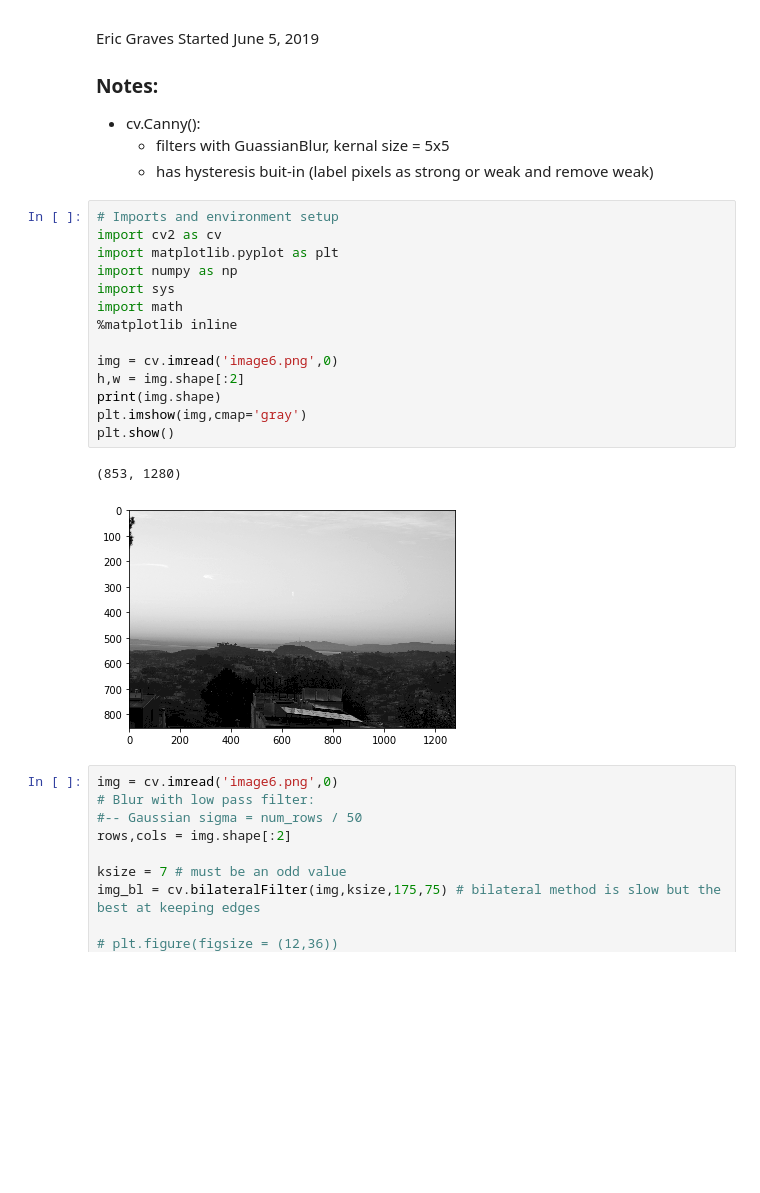
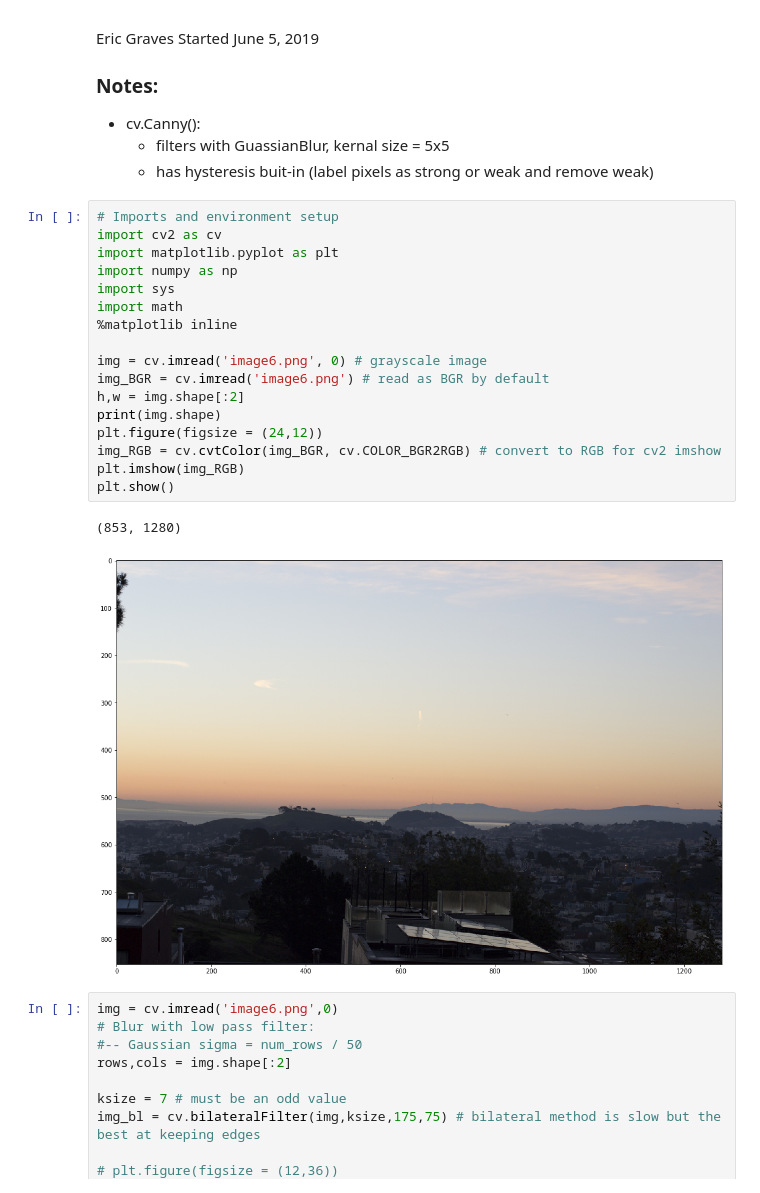
Before and after one commit to eridgraves/horizon_detection_old, a Jupyter notebook: hierarchical_horizon_test.ipynb, the cells around one changed output. Saved outputs shown, nothing was run; the diff lists cells and outputs as text; blank space fills up the shorter version.

```diff
--- a/hierarchical_horizon_test.ipynb
+++ b/hierarchical_horizon_test.ipynb
@@ -11,20 +11,23 @@ Started June 5, 2019
 # %%
 # Imports and environment setup
 import cv2 as cv
 import matplotlib.pyplot as plt
 import numpy as np
 import sys
 import math
 %matplotlib inline
 
-img = cv.imread('image6.png',0)
+img = cv.imread('image6.png', 0) # grayscale image
+img_BGR = cv.imread('image6.png') # read as BGR by default
 h,w = img.shape[:2]
 print(img.shape)
-plt.imshow(img,cmap='gray')
+plt.figure(figsize = (24,12))
+img_RGB = cv.cvtColor(img_BGR, cv.COLOR_BGR2RGB) # convert to RGB for cv2 imshow
+plt.imshow(img_RGB)
 plt.show()
 # %% [output]
 (853, 1280)
-[figure, old version]
+[figure, new version]
 # %%
 img = cv.imread('image6.png',0)
 # Blur with low pass filter:
```
Also changed, not shown: parts of 3 cells of this notebook.
